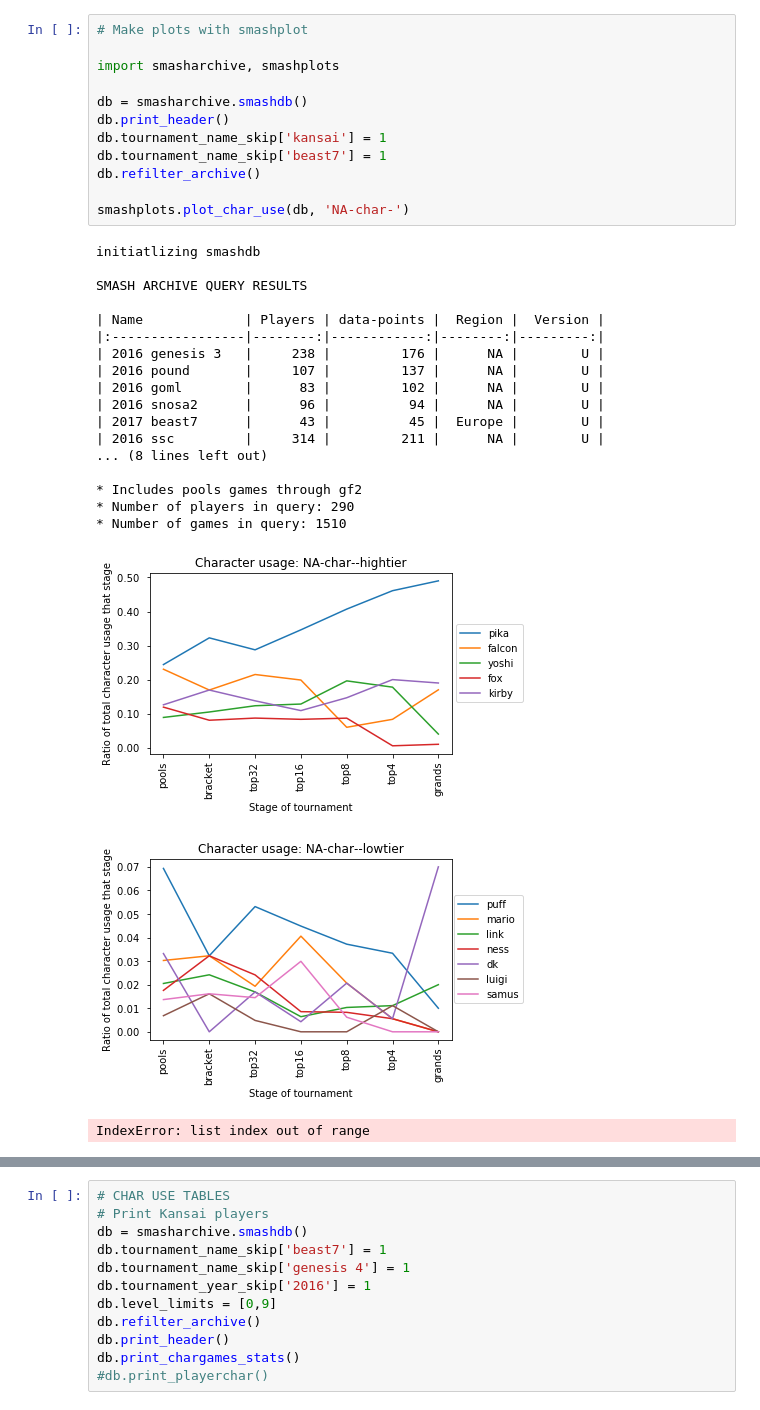
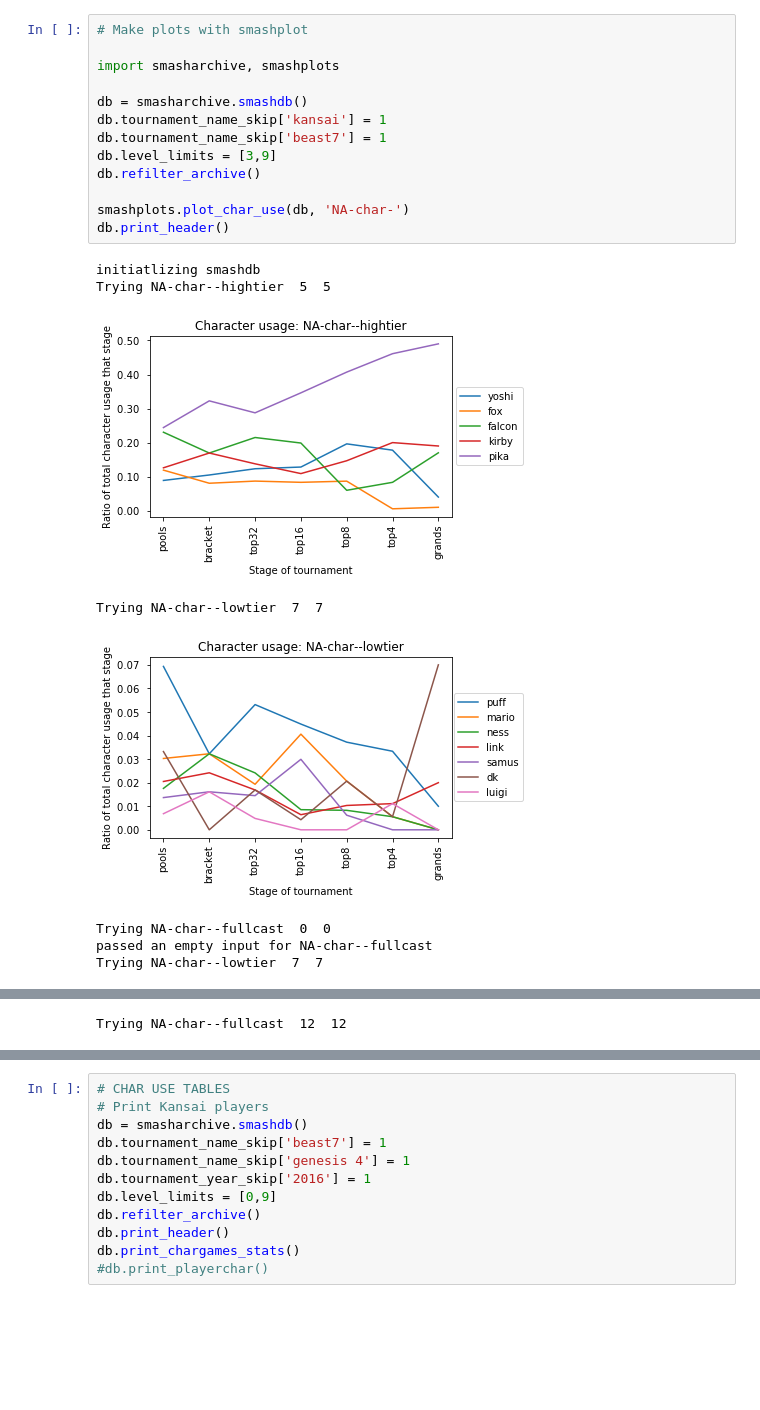
Before and after one commit to NCssb64/major-stats, a Jupyter notebook: testing_smasharchive.ipynb, the cells around one changed output, grey strips where cells are left out. Drawn from its saved outputs; the diff is of its cells as text; blank space fills up the shorter version.

```diff
--- a/testing_smasharchive.ipynb
+++ b/testing_smasharchive.ipynb
@@ -1,33 +33,22 @@
 # %%
 # Make plots with smashplot
 
 import smasharchive, smashplots
 
 db = smasharchive.smashdb()
-db.print_header()
 db.tournament_name_skip['kansai'] = 1
 db.tournament_name_skip['beast7'] = 1
+db.level_limits = [3,9]
 db.refilter_archive()
 
 smashplots.plot_char_use(db, 'NA-char-')
+db.print_header()
 # %% [output]
 initiatlizing smashdb
-
-SMASH ARCHIVE QUERY RESULTS
-
-| Name             | Players | data-points |  Region |  Version |
-|:-----------------|--------:|------------:|--------:|---------:|
-| 2016 genesis 3   |     238 |         176 |      NA |        U |
-| 2016 pound       |     107 |         137 |      NA |        U |
-| 2016 goml        |      83 |         102 |      NA |        U |
-| 2016 snosa2      |      96 |          94 |      NA |        U |
-| 2017 beast7      |      43 |          45 |  Europe |        U |
-| 2016 ssc         |     314 |         211 |      NA |        U |
-... (8 lines left out)
-
-* Includes pools games through gf2
-* Number of players in query: 290
-* Number of games in query: 1510
+Trying NA-char--hightier  5  5
-[figure, old version]
+[figure, new version]
+Trying NA-char--lowtier  7  7
-[figure, old version]
+[figure, new version]
-IndexError: list index out of range
+Trying NA-char--fullcast  0  0
+passed an empty input for NA-char--fullcast
+Trying NA-char--lowtier  7  7
@@ -33,0 +56 @@ IndexError: list index out of range
+Trying NA-char--fullcast  12  12
```
Also changed, not shown: parts of 5 cells of this notebook, 3 other files.
